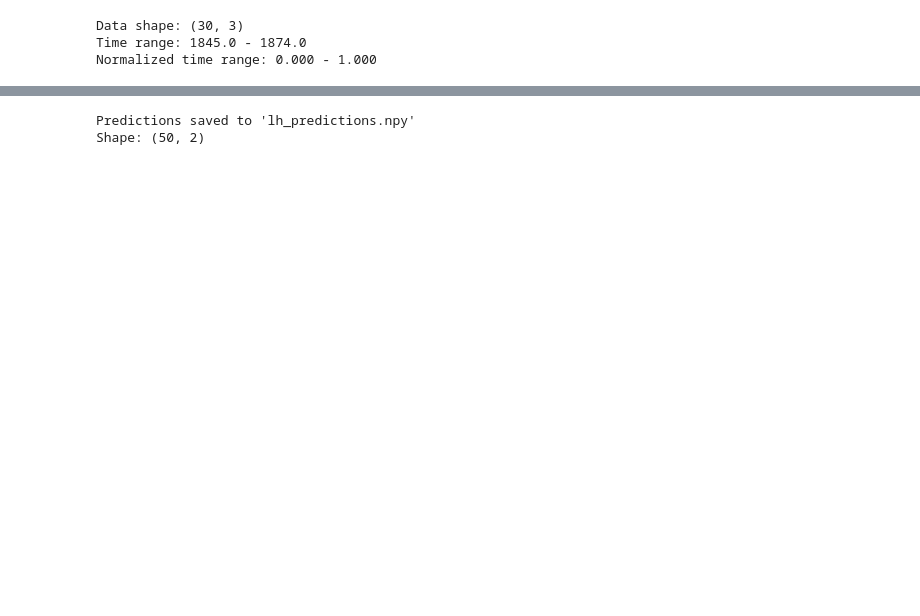
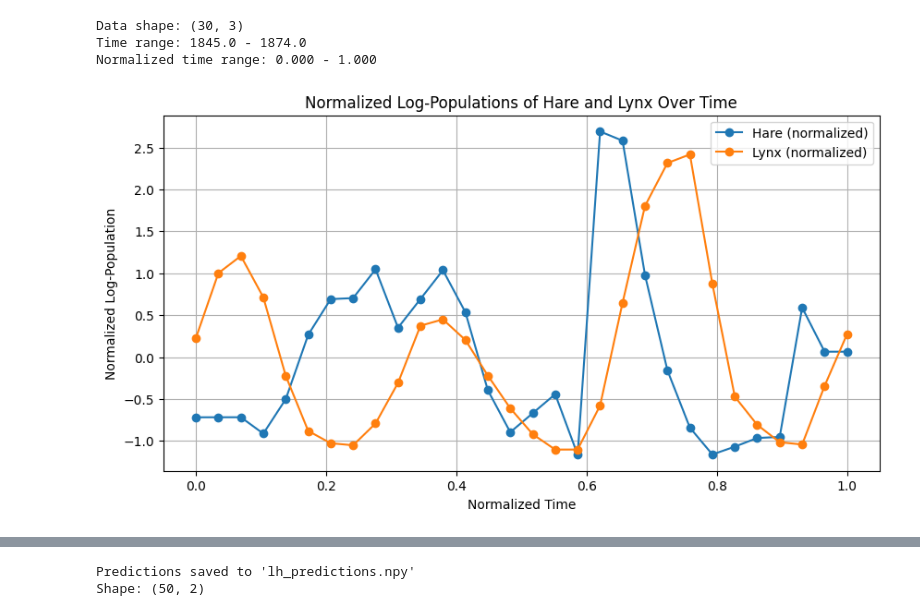
Before and after one commit to LoSpiri/jax-neural-odes, a Jupyter notebook: assignment_3/lh_data.ipynb, the cells around one changed output, grey strips where cells are left out. Cells and saved outputs as stored; diff of their text form; code cells hidden in the pictures; blank space fills up the shorter version.

```diff
--- a/assignment_3/lh_data.ipynb
+++ b/assignment_3/lh_data.ipynb
@@ -22,39 +22,51 @@ lynx_raw = lh_data[:, 2]  # Lynx population
 # Normalize time to [0, 1] for numerical stability
 t_min, t_max = jnp.min(t_raw), jnp.max(t_raw)
 t_normalized = (t_raw - t_min) / (t_max - t_min)
 
 # Log-transform populations (predator-prey dynamics work better in log space)
 # Adding small constant to avoid log(0)
-hare_log = jnp.log(hare_raw + 1e-3)
-lynx_log = jnp.log(lynx_raw + 1e-3)
+# hare_log = jnp.log(hare_raw + 1e-3)
+# lynx_log = jnp.log(lynx_raw + 1e-3)
 
 # Standardize log-populations
-hare_mean, hare_std = jnp.mean(hare_log), jnp.std(hare_log)
-lynx_mean, lynx_std = jnp.mean(lynx_log), jnp.std(lynx_log)
+hare_mean, hare_std = jnp.mean(hare_raw), jnp.std(hare_raw)
+lynx_mean, lynx_std = jnp.mean(lynx_raw), jnp.std(lynx_raw)
 
-hare_normalized = (hare_log - hare_mean) / hare_std
-lynx_normalized = (lynx_log - lynx_mean) / lynx_std
+hare_normalized = (hare_raw - hare_mean) / hare_std
+lynx_normalized = (lynx_raw - lynx_mean) / lynx_std
 
 # Stack into a (n, 2) array for ODE
 y_true = jnp.stack([hare_normalized, lynx_normalized], axis=1)
 
 # Store normalization parameters for later inverse transformation
 norm_params = {
     't_min': t_min,
     't_max': t_max,
     'hare_mean': hare_mean,
     'hare_std': hare_std,
     'lynx_mean': lynx_mean,
     'lynx_std': lynx_std
 }
 
 print(f"Data shape: {lh_data.shape}")
 print(f"Time range: {t_raw[0]:.1f} - {t_raw[-1]:.1f}")
 print(f"Normalized time range: {t_normalized[0]:.3f} - {t_normalized[-1]:.3f}")
+
+# plot normalized
+plt.figure(figsize=(10, 5))
+plt.plot(t_normalized, hare_normalized, label='Hare (normalized)', marker='o')
+plt.plot(t_normalized, lynx_normalized, label='Lynx (normalized)', marker='o')
+plt.xlabel('Normalized Time')
+plt.ylabel('Normalized Log-Population')
+plt.title('Normalized Log-Populations of Hare and Lynx Over Time')
+plt.legend()
+plt.grid()
+plt.show()
 # %% [output]
 Data shape: (30, 3)
 Time range: 1845.0 - 1874.0
 Normalized time range: 0.000 - 1.000
+[figure, added]
 # %%
 # =====================================================================
 # 2. DEFINE NEURAL ODE MODEL
```
Also changed, not shown: parts of 7 cells of this notebook, 2 other files.
